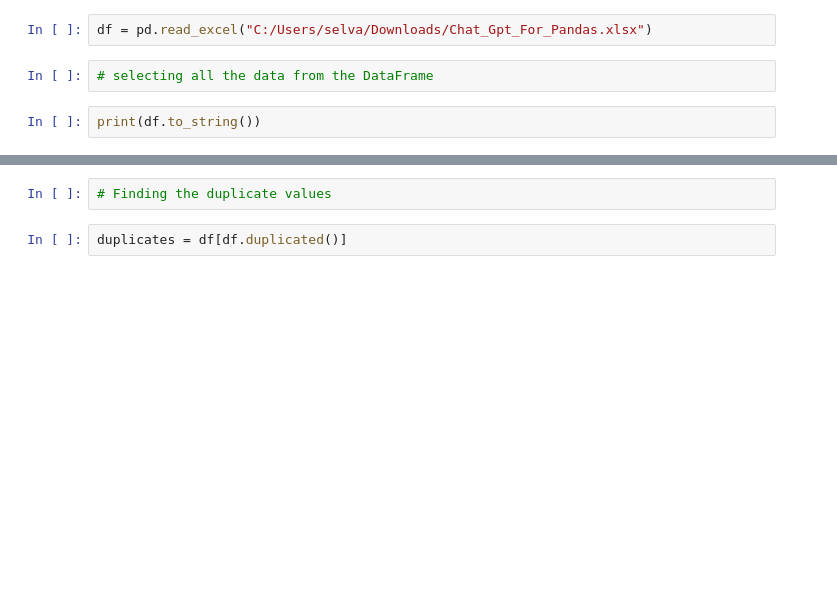
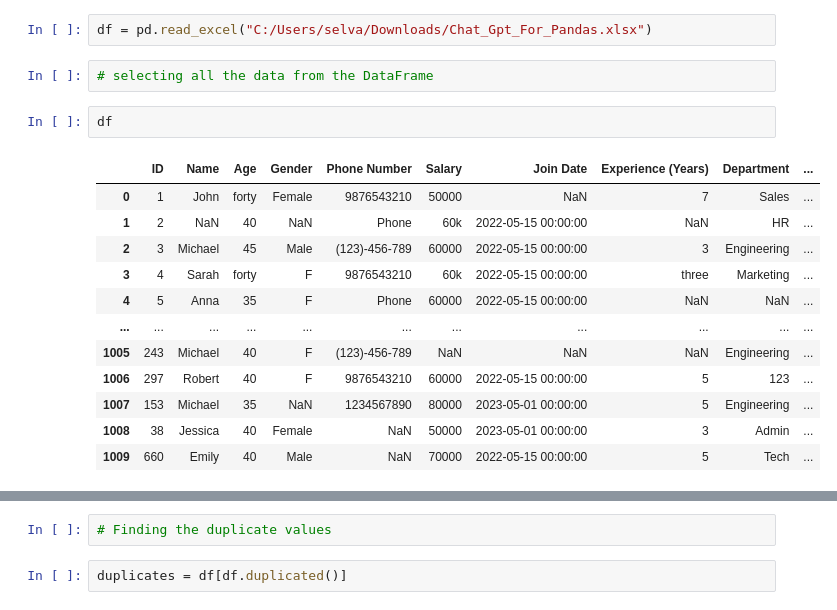
Before and after one commit to selvasekar532/Data_cleaning_using_python_pandas, a Jupyter notebook: Employee_data_cleaning.ipynb, the cells around one changed output, grey strips where cells are left out. Saved outputs shown, nothing was run; the diff lists cells and outputs as text; blank space fills up the shorter version.

```diff
--- a/Employee_data_cleaning.ipynb
+++ b/Employee_data_cleaning.ipynb
@@ -9,5 +9,17 @@ df = pd.read_excel("C:/Users/selva/Downloads/Chat_Gpt_For_Pandas.xlsx")
 # %%
 # selecting all the data from the DataFrame
 # %%
-print(df.to_string())
+df
 # %% [output]
+|  | ID | Name | Age | Gender | Phone Number | Salary | Join Date | Experience (Years) | Department | ... |
+| 0 | 1 | John | forty | Female | 9876543210 | 50000 | NaN | 7 | Sales | ... |
+| 1 | 2 | NaN | 40 | NaN | Phone | 60k | 2022-05-15 00:00:00 | NaN | HR | ... |
+| 2 | 3 | Michael | 45 | Male | (123)-456-789 | 60000 | 2022-05-15 00:00:00 | 3 | Engineering | ... |
+| 3 | 4 | Sarah | forty | F | 9876543210 | 60k | 2022-05-15 00:00:00 | three | Marketing | ... |
+| 4 | 5 | Anna | 35 | F | Phone | 60000 | 2022-05-15 00:00:00 | NaN | NaN | ... |
+| ... | ... | ... | ... | ... | ... | ... | ... | ... | ... | ... |
+| 1005 | 243 | Michael | 40 | F | (123)-456-789 | NaN | NaN | NaN | Engineering | ... |
+| 1006 | 297 | Robert | 40 | F | 9876543210 | 60000 | 2022-05-15 00:00:00 | 5 | 123 | ... |
+| 1007 | 153 | Michael | 35 | NaN | 1234567890 | 80000 | 2023-05-01 00:00:00 | 5 | Engineering | ... |
+| 1008 | 38 | Jessica | 40 | Female | NaN | 50000 | 2023-05-01 00:00:00 | 3 | Admin | ... |
+| 1009 | 660 | Emily | 40 | Male | NaN | 70000 | 2022-05-15 00:00:00 | 5 | Tech | ... |
```
Also changed, not shown: parts of 56 cells of this notebook.
